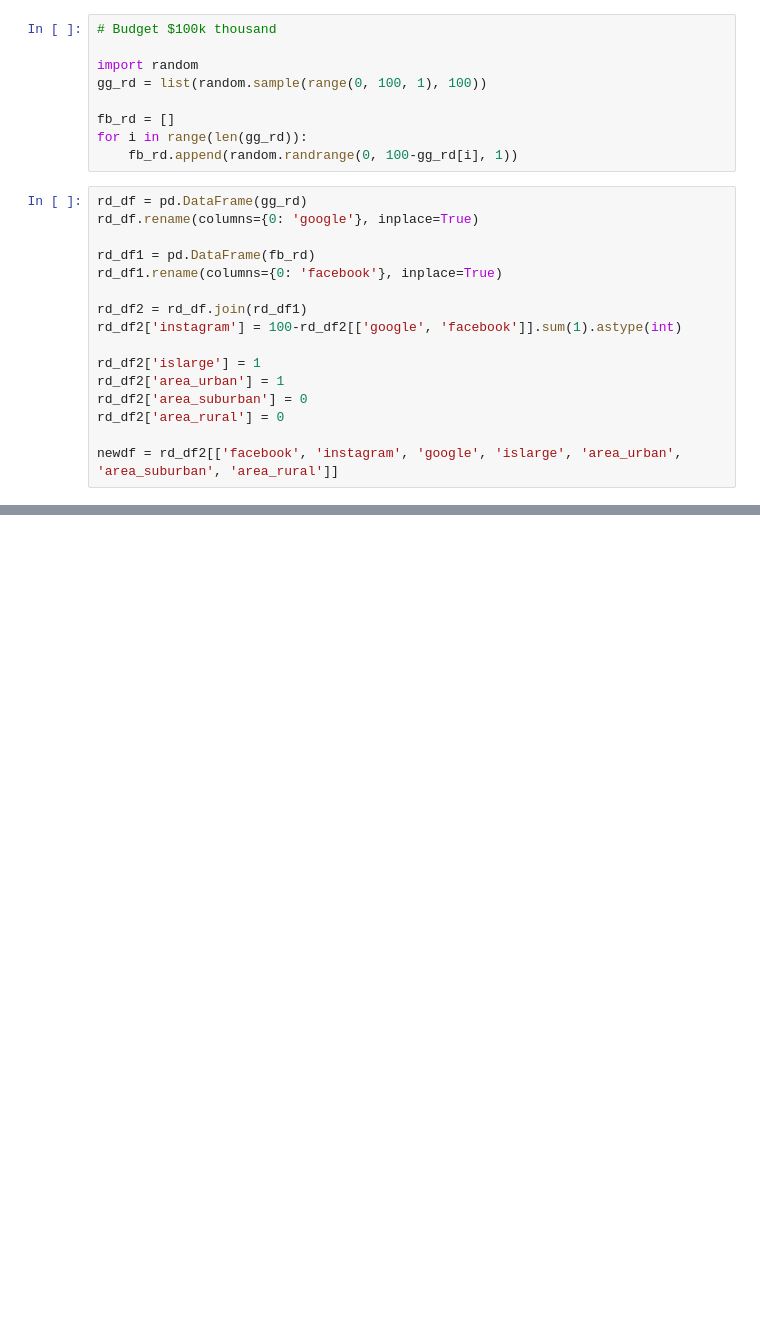
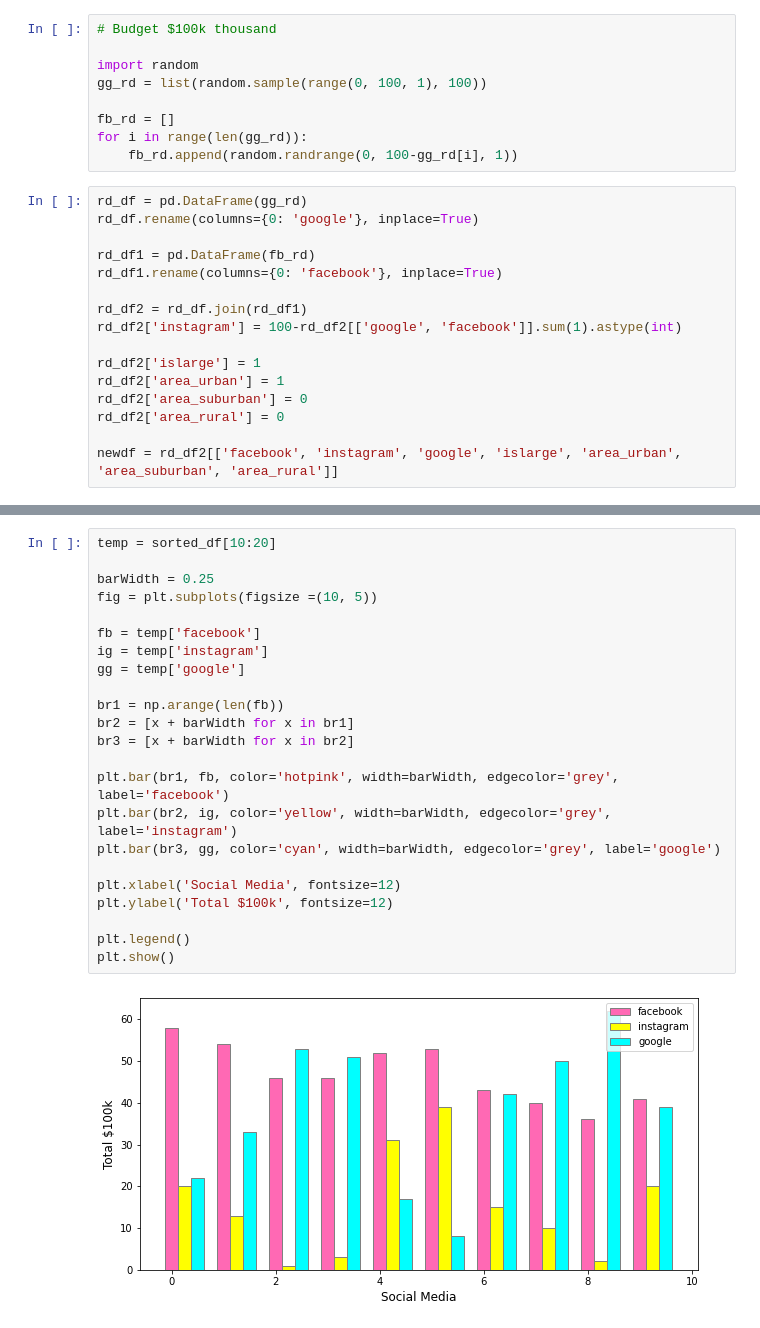
Before and after one commit to abbylmm/DS_Uncut, a Jupyter notebook: social_ads.ipynb, the cells around one changed output, grey strips where cells are left out. Drawn from its saved outputs; the diff is of its cells as text; blank space fills up the shorter version.

Commit message:
[Day 17 & 18] LR Social Ads Forecasting

```diff
--- a/social_ads.ipynb
+++ b/social_ads.ipynb
@@ -326,0 +354,25 @@ sorted_df.style.format({'Expected_Units_Sold': "{:,.2f}", 'Expected_Revenue': "$
+# %%
+temp = sorted_df[10:20]
+
+barWidth = 0.25
+fig = plt.subplots(figsize =(10, 5))
+
+fb = temp['facebook']
+ig = temp['instagram']
+gg = temp['google']
+
+br1 = np.arange(len(fb))
+br2 = [x + barWidth for x in br1]
+br3 = [x + barWidth for x in br2]
+
+plt.bar(br1, fb, color='hotpink', width=barWidth, edgecolor='grey', label='facebook')
+plt.bar(br2, ig, color='yellow', width=barWidth, edgecolor='grey', label='instagram')
+plt.bar(br3, gg, color='cyan', width=barWidth, edgecolor='grey', label='google')
+
+plt.xlabel('Social Media', fontsize=12)
+plt.ylabel('Total $100k', fontsize=12)
+
+plt.legend()
+plt.show()
+# %% [output]
+[figure, added]
```
Also changed, not shown: parts of 8 cells of this notebook.
